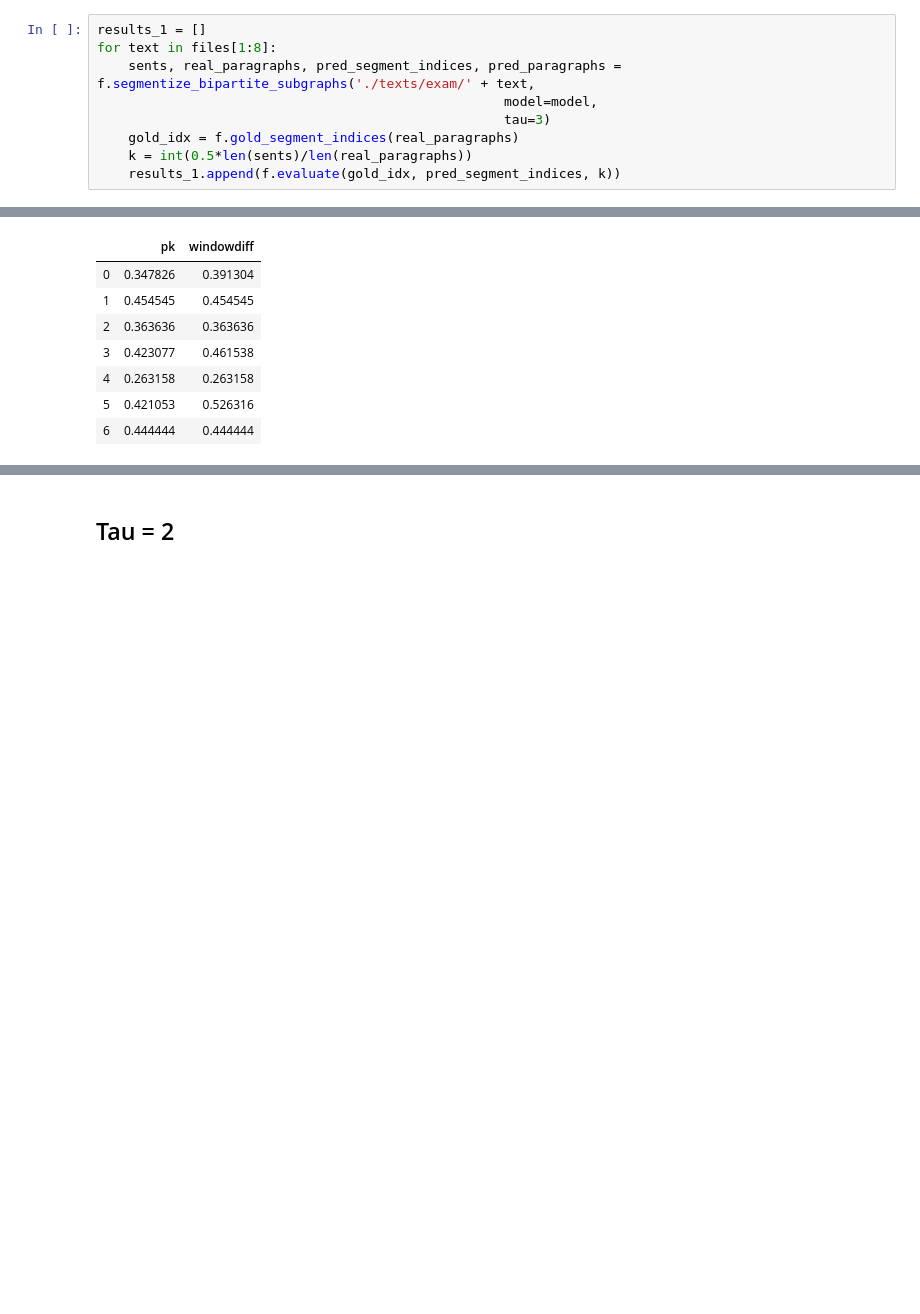
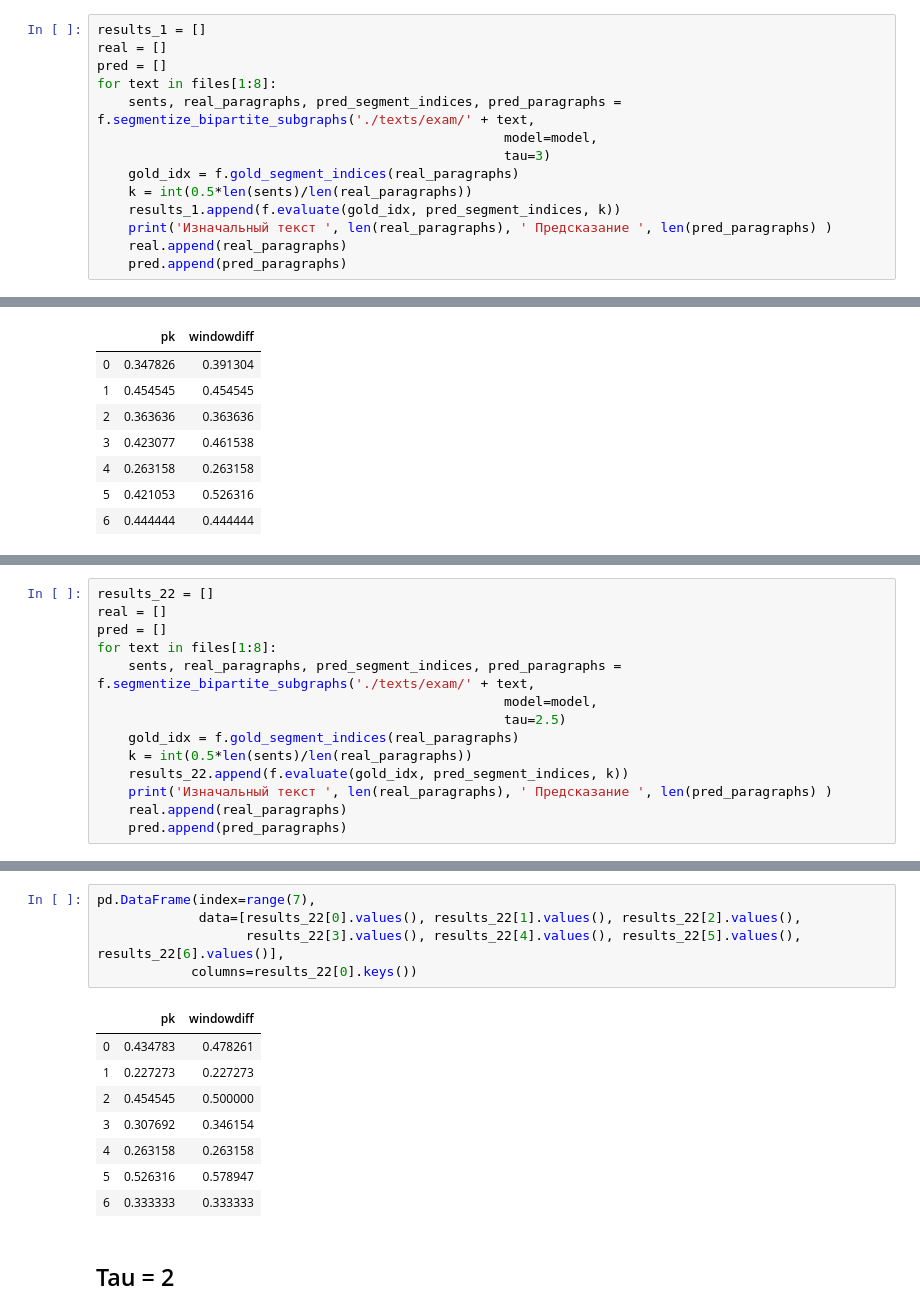
Before and after one commit to annnyway/text-segmentation-with-graphs, a Jupyter notebook: Evaluation.ipynb, the cells around one changed output, grey strips where cells are left out. Saved outputs shown, nothing was run; the diff lists cells and outputs as text; blank space fills up the shorter version.

```diff
--- a/Evaluation.ipynb
+++ b/Evaluation.ipynb
@@ -83,6 +83,8 @@ pd.DataFrame(index=range(7),
 ## Tau = 3
 # %%
 results_1 = []
+real = []
+pred = []
 for text in files[1:8]:
     sents, real_paragraphs, pred_segment_indices, pred_paragraphs = f.segmentize_bipartite_subgraphs('./texts/exam/' + text,
                                                     model=model,
@@ -90,6 +92,9 @@ for text in files[1:8]:
     gold_idx = f.gold_segment_indices(real_paragraphs)
     k = int(0.5*len(sents)/len(real_paragraphs))
     results_1.append(f.evaluate(gold_idx, pred_segment_indices, k))
+    print('Изначальный текст ', len(real_paragraphs), ' Предсказание ', len(pred_paragraphs) )
+    real.append(real_paragraphs)
+    pred.append(pred_paragraphs)
 # %% [output]
 Lemmatizing sentences
 [interactive output not drawn]
@@ -131,0 +143,14 @@ pd.DataFrame(index=range(7),
+# %%
+results_22 = []
+real = []
+pred = []
+for text in files[1:8]:
+    sents, real_paragraphs, pred_segment_indices, pred_paragraphs = f.segmentize_bipartite_subgraphs('./texts/exam/' + text,
+                                                    model=model,
+                                                    tau=2.5)
+    gold_idx = f.gold_segment_indices(real_paragraphs)
+    k = int(0.5*len(sents)/len(real_paragraphs))
+    results_22.append(f.evaluate(gold_idx, pred_segment_indices, k))
+    print('Изначальный текст ', len(real_paragraphs), ' Предсказание ', len(pred_paragraphs) )
+    real.append(real_paragraphs)
+    pred.append(pred_paragraphs)
@@ -132,3 +176,17 @@ pd.DataFrame(index=range(7),
+# %%
+pd.DataFrame(index=range(7),
+             data=[results_22[0].values(), results_22[1].values(), results_22[2].values(),
+                   results_22[3].values(), results_22[4].values(), results_22[5].values(), results_22[6].values()],
+            columns=results_22[0].keys())
+# %% [output]
+|  | pk | windowdiff |
+| 0 | 0.434783 | 0.478261 |
+| 1 | 0.227273 | 0.227273 |
+| 2 | 0.454545 | 0.500000 |
+| 3 | 0.307692 | 0.346154 |
+| 4 | 0.263158 | 0.263158 |
+| 5 | 0.526316 | 0.578947 |
+| 6 | 0.333333 | 0.333333 |
 # %% [markdown]
 ## Tau = 2
 # %%
```
Also changed, not shown: parts of 7 cells of this notebook, 10 other files.
